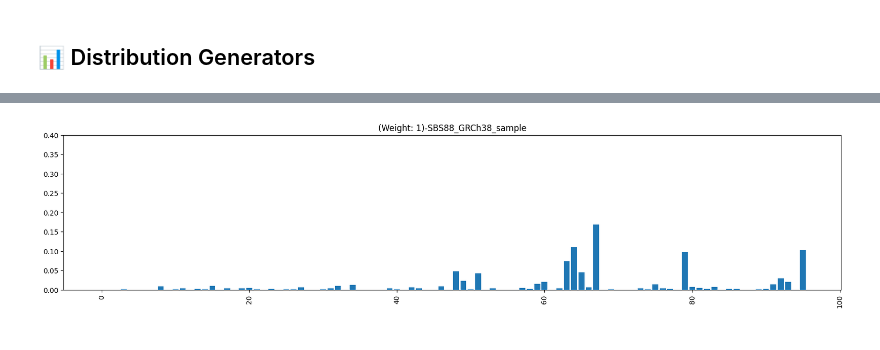
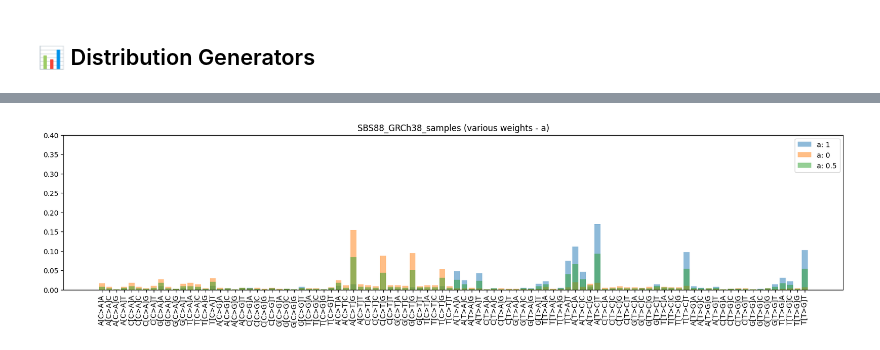
Before and after one commit to fredwdickinson/rscam-g6, a Jupyter notebook: Mutations_simulation.ipynb, the cells around one changed output, grey strips where cells are left out. Drawn from its saved outputs; the diff is of its cells as text; code cells hidden in the pictures.

```diff
--- a/Mutations_simulation.ipynb
+++ b/Mutations_simulation.ipynb
@@ -96,13 +96,15 @@ for col in final_df.columns[1:]:
 [figure]
 [figure]
 # %%
-def vis_data(data, labels, title="Test"):
+def vis_data(data, x_axis, labels=["Test"], title="Test", alpha=1):
     fig = plt.figure(figsize=(20, 4))
     ax = fig.add_subplot()
-    ax.bar(labels, data)
+    for i in range(len(data)):
+        ax.bar(x_axis, data[i], label=labels[i], alpha=alpha)
     ax.tick_params(axis='x', rotation=90)
     ax.set_ylim(top=0.4)
 
+    plt.legend()
     plt.title(title)
     plt.show()
 # %% [markdown]
@@ -122,21 +124,24 @@ vis_data(counts_scaled, range(96), "SBS88_GRCh38_sample")
 # %%
-# parametric function
+# parametrized function
 def sample_mutational_signature(df, distrib, a=1, k=10**6):
     '''
     Args:
         df: Dataframe with the data
         distrib: Target distribution to sample from (apart from the Normal-colon distribution)
         a: Weight of the target distribution (1-a will be the weight of the Normal-colon distribution)
         k: Number of samples
     '''
     final_distrib = a*final_df[distrib] + (1-a)*final_df["Normal_colon"]
     samples = random.choices(range(96), final_distrib, k=k)
     counts_scaled = np.bincount(samples, minlength=96)/len(samples)
     return counts_scaled
 
 # test
-a = 1
-test = sample_mutational_signature(final_df, "SBS88_GRCh38", a)
-vis_data(test, range(96), f"(Weight: {a})-SBS88_GRCh38_sample")
+a_1, a_2, a_3 = 1, 0, 0.5
+test_1 = sample_mutational_signature(final_df, "SBS88_GRCh38", a_1)
+test_2 = sample_mutational_signature(final_df, "SBS88_GRCh38", a_2)
+test_3 = sample_mutational_signature(final_df, "SBS88_GRCh38", a_3)
+vis_data([test_1, test_2, test_3], final_df["Context"], [f"a: {a_1}", f"a: {a_2}", f"a: {a_3}"],
+          f"SBS88_GRCh38_samples (various weights - a)", 0.5)
 # %% [output]
-[figure, old version]
+[figure, new version]
```
Also changed, not shown: parts of 1 cell of this notebook.
